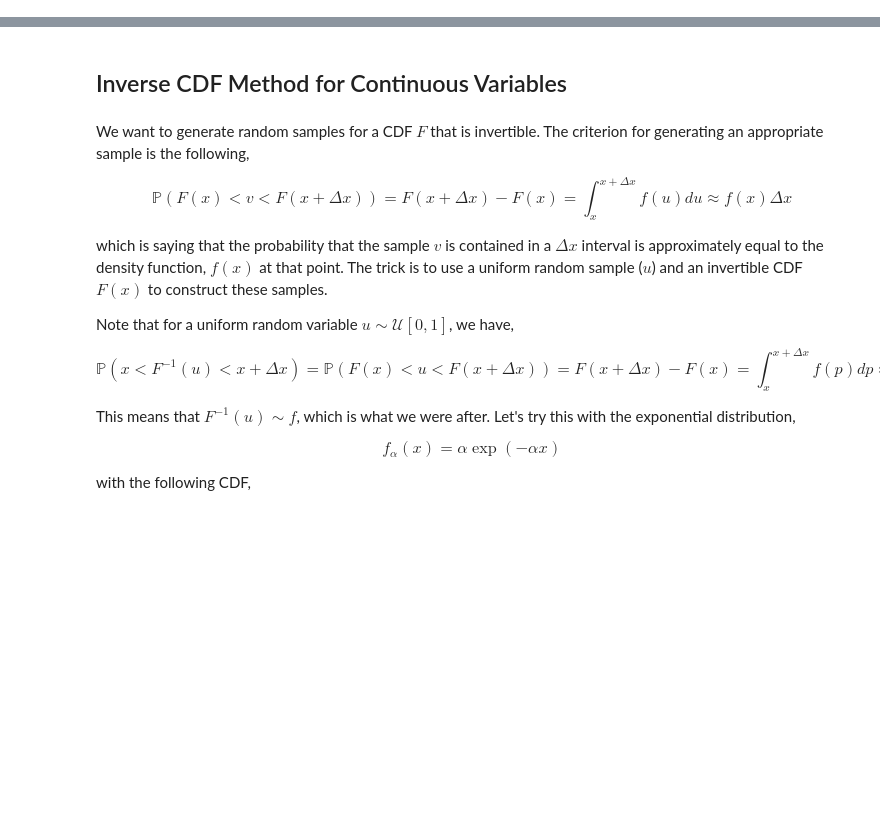
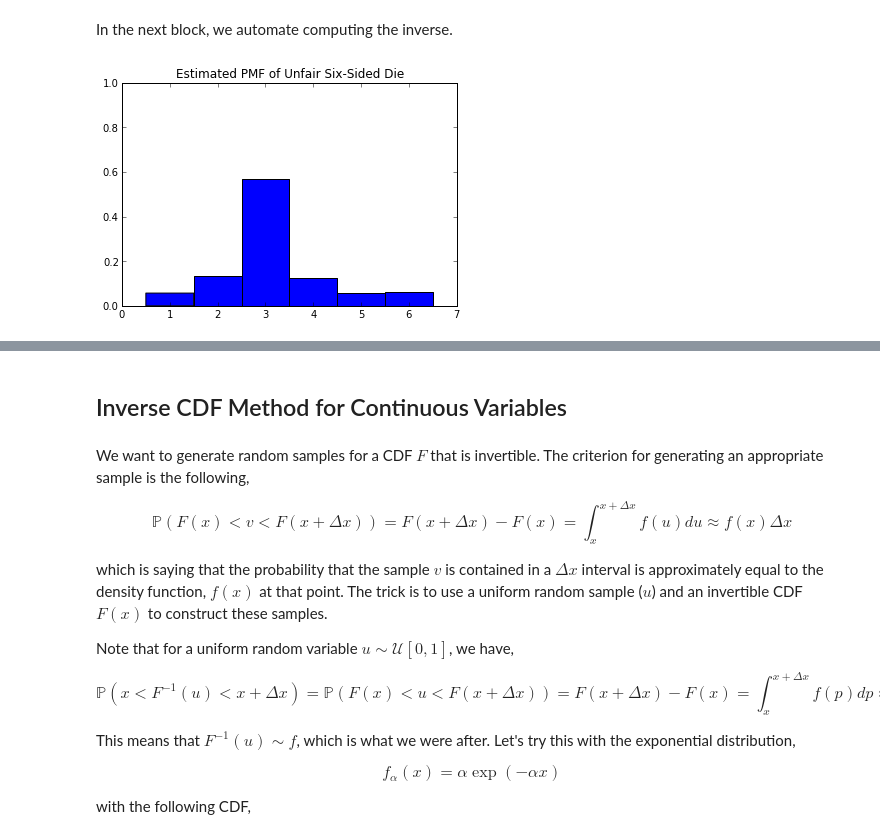
Before and after one commit to unpingco/Pig-in-the-Python, a Jupyter notebook: Sampling_Monte_Carlo.ipynb, the cells around one changed output, grey strips where cells are left out. Drawn from its saved outputs; the diff is of its cells as text; code cells hidden in the pictures; blank space fills up the shorter version.

Commit message:
added discrete inverse CMF

```diff
--- a/Sampling_Monte_Carlo.ipynb
+++ b/Sampling_Monte_Carlo.ipynb
@@ -4,0 +52,10 @@ from __future__ import division
+# %% [markdown]
+In the next block, we automate computing the inverse.
+# %%
+cp=cumsum([0]+p.tolist()) # need to find edges on vertical axis
+invFu=S.Piecewise(*[(i,j<x<=k) for i,j,k in zip(range(1,7),cp[:-1],cp[1:])])
+hist([invFu.subs(x,i) for i in  rand(1000)],bins=[1,2,3,4,5,6,7],normed=1,align='left');
+axis(ymax=1.)
+title('Estimated PMF of Unfair Six-Sided Die');
+# %% [output]
+[figure, added]
```
Also changed, not shown: parts of 10 cells of this notebook.
